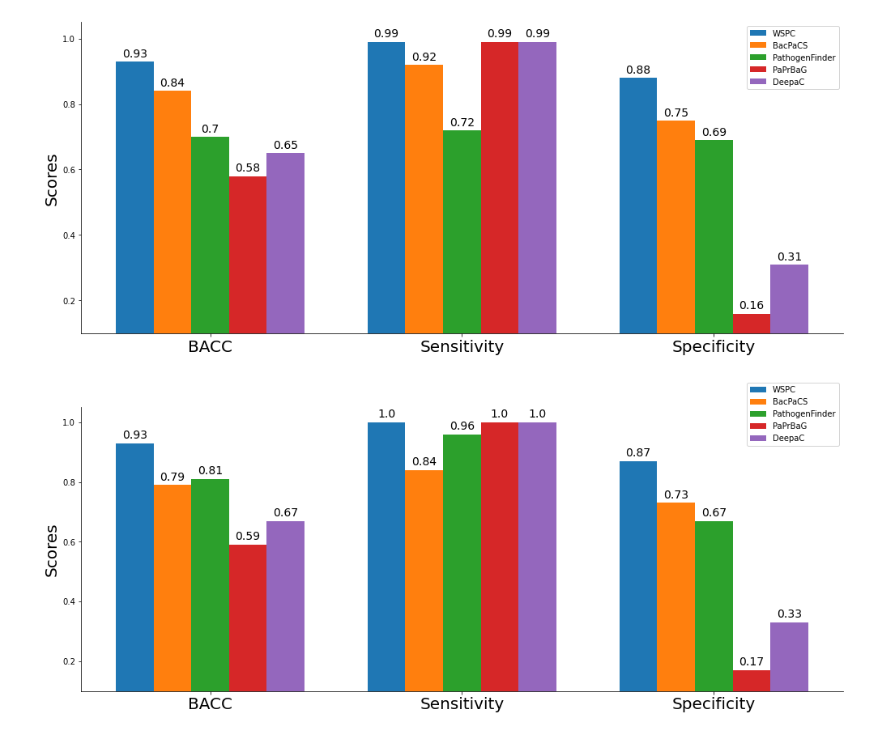
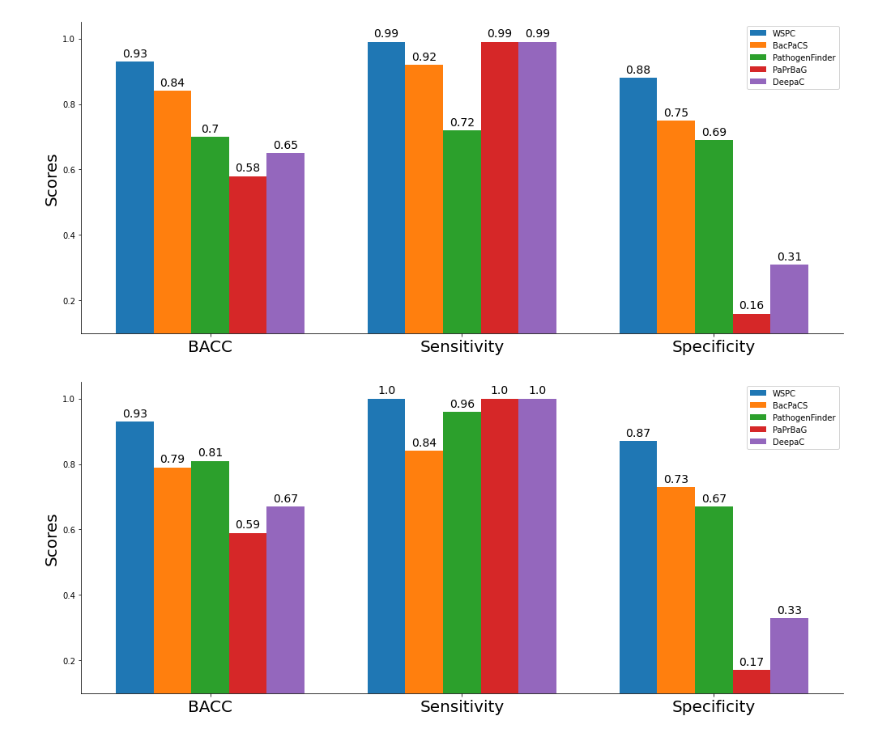
Before and after one commit to shakedna1/wspc_rep, a Jupyter notebook: comp_analysis/Bacpacs/Bacpacs_comparative_analysis.ipynb, the cells around one changed output. Drawn from its saved outputs; the diff is of its cells as text; code cells hidden in the pictures.

```diff
--- a/comp_analysis/Bacpacs/Bacpacs_comparative_analysis.ipynb
+++ b/comp_analysis/Bacpacs/Bacpacs_comparative_analysis.ipynb
@@ -416,8 +416,8 @@ create_grouped_barplots(results_entire_test, bar_groups=measures, bars=methods,
 # %% [output]
 [figure]
 # %%
-fig_name = 'Comparative_benchmark2.pdf'
+fig_name = 'Comparative_benchmark2_bacpacs_balanced.pdf'
 
-create_comparative_barplots(results_balanced_test, bar_groups=measures, bars=methods, out_path=out_path+fig_name)
+create_grouped_barplots(results_balanced_test, bar_groups=measures, bars=methods, out_path=out_path+fig_name)
 # %% [output]
-[figure, old version]
+[figure, new version]
```
Also changed, not shown: parts of 1 cell of this notebook, 1 other file.
